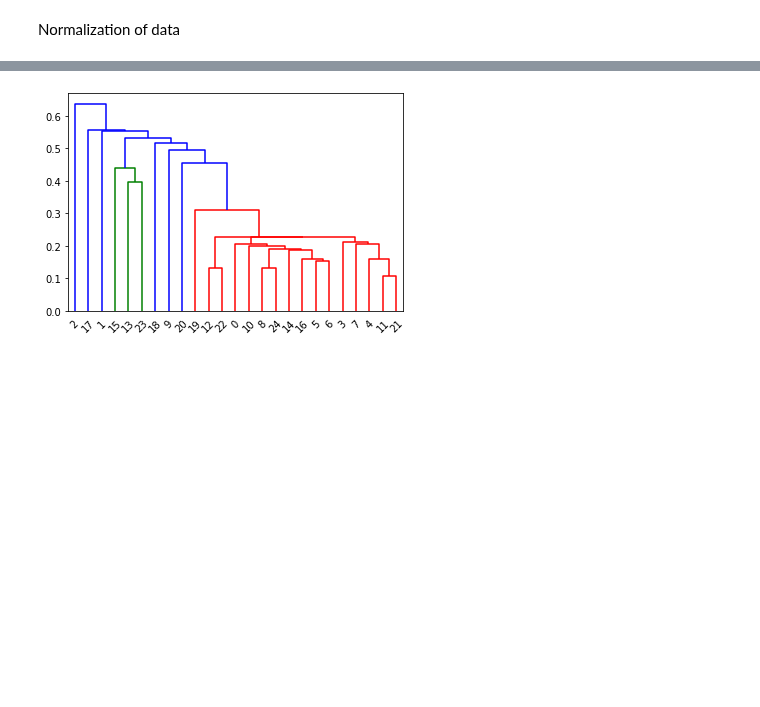
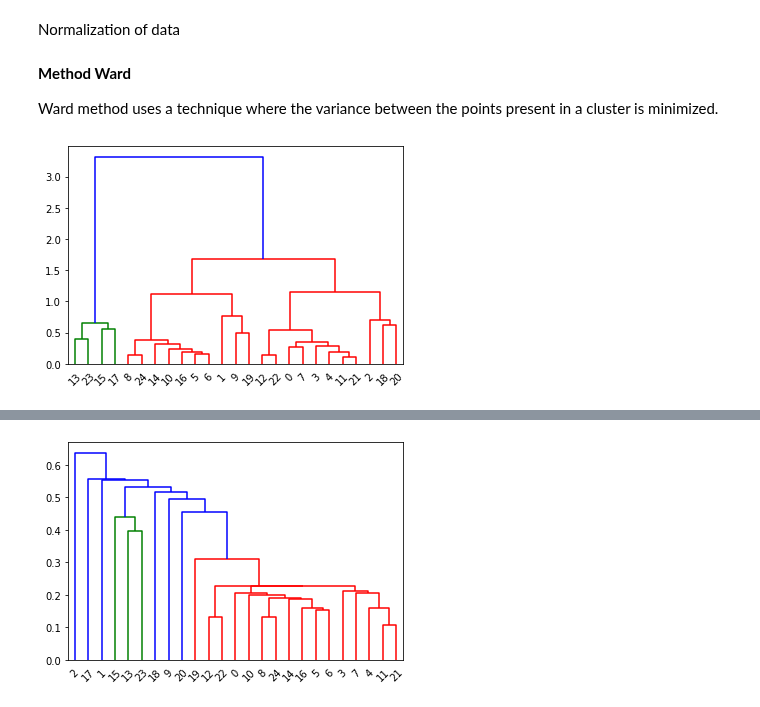
Before and after one commit to manasik29/Clustering-on-Universities-data-to-make-clusters-of-similar-universities, a Jupyter notebook: Clustering.ipynb, the cells around one changed output, grey strips where cells are left out. Saved outputs shown, nothing was run; the diff lists cells and outputs as text; code cells hidden in the pictures; blank space fills up the shorter version.

```diff
--- a/Clustering.ipynb
+++ b/Clustering.ipynb
@@ -125,3 +125,12 @@ def norm_func(i):
 # %%
 #Normalized dataframe (only using numerical columns)
 df_norm = norm_func(df.iloc[:,1:])
+# %% [markdown]
+**Method Ward**
+
+Ward method uses a technique where the variance between the points present in a cluster is minimized.
+# %%
+#create dendrogram - method - ward
+dendrogram = sch.dendrogram(sch.linkage(df_norm, method='ward'))
+# %% [output]
+[figure, added]
```
Also changed, not shown: parts of 8 cells of this notebook.
